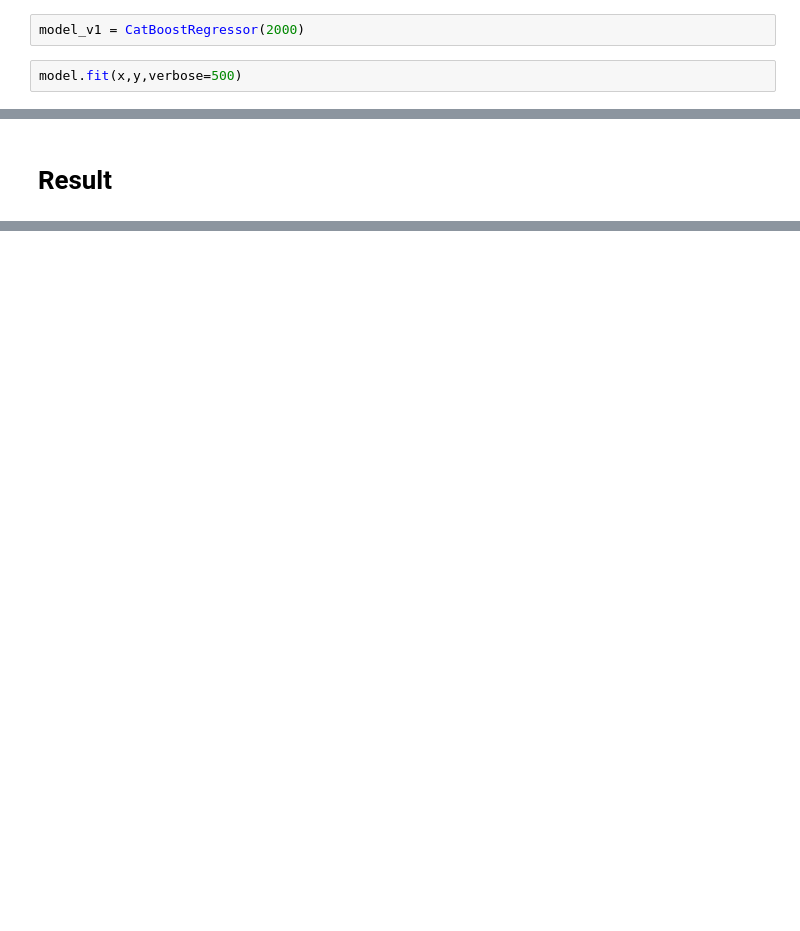
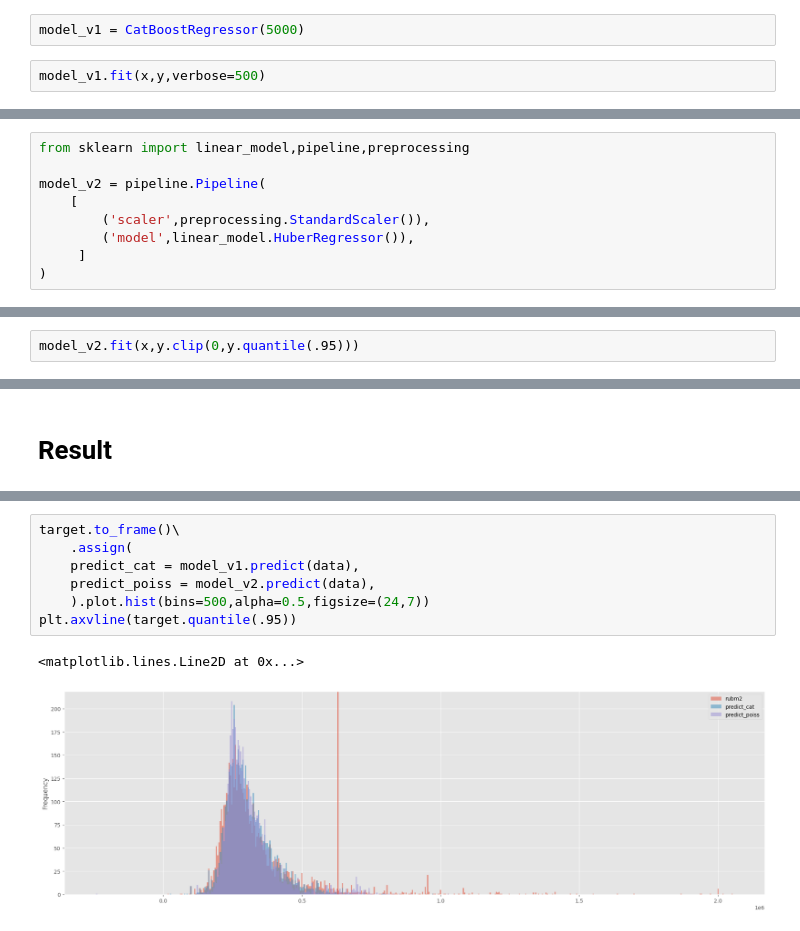
Before and after one commit to charubaiel/MLOpsini_project, a Jupyter notebook: research/model/baseline.ipynb, the cells around one changed output, grey strips where cells are left out. Drawn from its saved outputs; the diff is of its cells as text; blank space fills up the shorter version.

```diff
--- a/research/model/baseline.ipynb
+++ b/research/model/baseline.ipynb
@@ -98,5 +121,5 @@ x,xv,y,yv = model_selection.train_test_split(data,target,train_size=.25)
 # %%
-model_v1 = CatBoostRegressor(2000)
+model_v1 = CatBoostRegressor(5000)
 # %%
-model.fit(x,y,verbose=500)
+model_v1.fit(x,y,verbose=500)
 # %% [output]
@@ -133,0 +143,9 @@ dtype: float64
+# %%
+from sklearn import linear_model,pipeline,preprocessing
+
+model_v2 = pipeline.Pipeline(
+    [
+        ('scaler',preprocessing.StandardScaler()),
+        ('model',linear_model.HuberRegressor()),
+     ]
+)
@@ -133,0 +181,2 @@ dtype: float64
+# %%
+model_v2.fit(x,y.clip(0,y.quantile(.95)))
@@ -136,3 +218,13 @@ dtype: float64
+# %%
+target.to_frame()\
+    .assign(
+    predict_cat = model_v1.predict(data),
+    predict_poiss = model_v2.predict(data),
+    ).plot.hist(bins=500,alpha=0.5,figsize=(24,7))
+plt.axvline(target.quantile(.95))
+# %% [output]
+<matplotlib.lines.Line2D at 0x...>
+[figure, added]
 # %%
 _metrics
 # %% [output]
```
Also changed, not shown: parts of 22 cells of this notebook, 1 other file.
